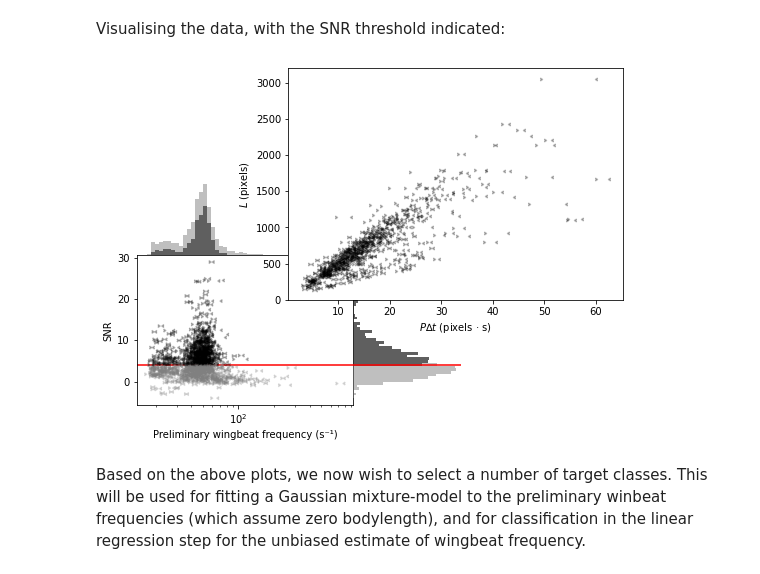
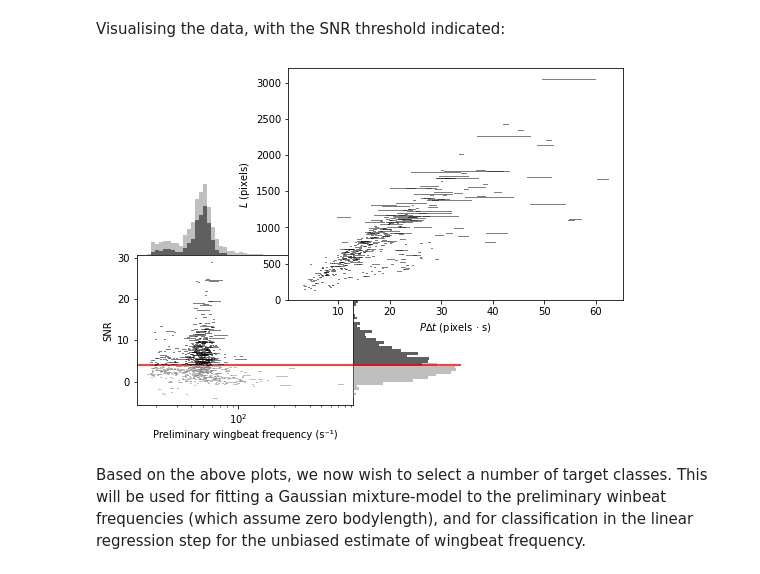
Before and after one commit to J-Wall/camfi, a Jupyter notebook: examples/wingbeat_analysis.ipynb, the cells around one changed output. Cells and saved outputs as stored; diff of their text form; code cells hidden in the pictures.

```diff
--- a/examples/wingbeat_analysis.ipynb
+++ b/examples/wingbeat_analysis.ipynb
@@ -89,25 +89,33 @@ ax = fig.add_axes(
     ylabel="SNR",
     xscale="log",
 )
-
-# Wingbeat frequencies assuming downward movement are plotted using a
-# different symbol than for those assuming upward movement
-ax.scatter(
-    data['wb_freq_dn'],
-    data['snr'],
-    marker=mpl.markers.CARETRIGHT,
-    s=3 ** 2,
-    c=np.array(["k", "grey"])[(data['snr'] < snr_thresh).astype('u1')],
-    alpha=0.25,
+# Plot above-threshold data
+ax.plot(
+    np.stack((
+        data['wb_freq_dn'][data['snr'] >= snr_thresh],
+        data['wb_freq_up'][data['snr'] >= snr_thresh],
+    )),
+    np.broadcast_to(
+        data['snr'][data['snr'] >= snr_thresh],
+        (2,) + data[data['snr'] >= snr_thresh].shape,
+    ),
+    c="k",
+    alpha=0.5,
+    lw=1,
 )
-
-ax.scatter(
-    data['wb_freq_up'],
-    data['snr'],
-    marker=mpl.markers.CARETLEFT,
-    s=3 ** 2,
-    c=np.array(["k", "grey"])[(data['snr'] < snr_thresh).astype('u1')],
-    alpha=0.25,
+# Plot below-threshold data
+ax.plot(
+    np.stack((
+        data['wb_freq_dn'][data['snr'] < snr_thresh],
+        data['wb_freq_up'][data['snr'] < snr_thresh],
+    )),
+    np.broadcast_to(
+        data['snr'][data['snr'] < snr_thresh],
+        (2,) + data[data['snr'] < snr_thresh].shape,
+    ),
+    c="grey",
+    alpha=0.5,
+    lw=1,
 )
 
 ax.axhline(snr_thresh, c="r", zorder=0, label="SNR Threshold")
@@ -145,50 +153,46 @@ hx_filt, bx_filt, p = ax_histx.hist(
 )
 
 hy, by, p = ax_histy.hist(
     data['snr'],
     bins=50,
     orientation='horizontal',
     facecolor="grey",
     alpha=0.5,
 )
 
 ax_histy.hist(
     filtered_data['snr'],
     bins=by,
     orientation='horizontal',
     facecolor="k",
     alpha=0.5,
 )
 
 # SNR threshold line should be continued into the marginal
 ax_histy.axhline(snr_thresh, c="r", zorder=1, label="SNR Threshold")
 
 # Plotting blur length vs. pixel-period * ∆t for filtered data only
 ax_regression = fig.add_axes(
     rect_regression,
     ylabel="$L$ (pixels)",
     xlabel="$P∆t$ (pixels · s)",
 )
 
-p = ax_regression.scatter(
-    filtered_data["best_peak"] * filtered_data["et_up"],
-    filtered_data["blur_length"],
-    marker=mpl.markers.CARETRIGHT,
-    s=3 ** 2,
-    c='k',
-    alpha=0.25,
+p = ax_regression.plot(
+    np.stack((
+        filtered_data["best_peak"] * filtered_data["et_up"],
+        filtered_data["best_peak"] * filtered_data["et_dn"],
+    )),
+    np.broadcast_to(
+        filtered_data["blur_length"],
+        (2,) + filtered_data.shape,
+    ),
+    c="k",
+    alpha=0.5,
+    lw=1,
 )
-
-p = ax_regression.scatter(
-    filtered_data["best_peak"] * filtered_data["et_dn"],
-    filtered_data["blur_length"],
-    marker=mpl.markers.CARETLEFT,
-    s=3 ** 2,
-    c='k',
-    alpha=0.25,
-)
 # %% [output]
-[figure, old version]
+[figure, new version]
 # %% [markdown]
 Based on the above plots, we now wish to select a number of target classes. This will be used for fitting a Gaussian mixture-model to the preliminary winbeat frequencies (which assume zero bodylength), and for classification in the linear regression step for the unbiased estimate of wingbeat frequency.
 # %%
```
Also changed, not shown: parts of 7 cells of this notebook, 1 other file.
